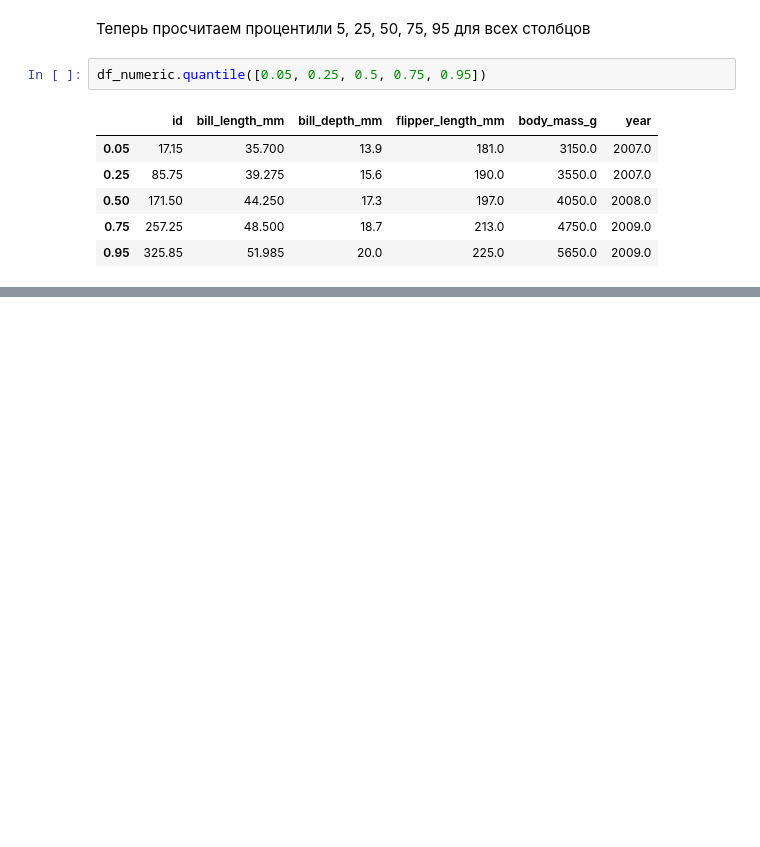
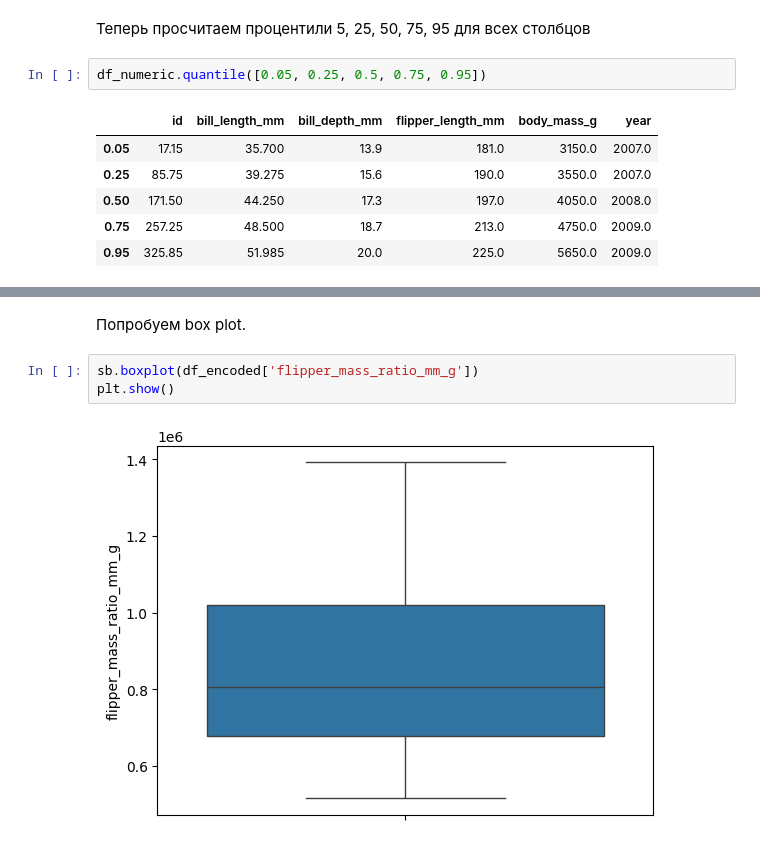
Before and after one commit to HowToKartoxa/ML_course_famcs, a Jupyter notebook: hw02_EDA/EDA.ipynb, the cells around one changed output, grey strips where cells are left out. Drawn from its saved outputs; the diff is of its cells as text; blank space fills up the shorter version.

```diff
--- a/hw02_EDA/EDA.ipynb
+++ b/hw02_EDA/EDA.ipynb
@@ -233,0 +365,7 @@ df_numeric.quantile([0.05, 0.25, 0.5, 0.75, 0.95])
+# %% [markdown]
+Попробуем box plot.
+# %%
+sb.boxplot(df_encoded['flipper_mass_ratio_mm_g'])
+plt.show()
+# %% [output]
+[figure, added]
```
Also changed, not shown: parts of 19 cells of this notebook.
